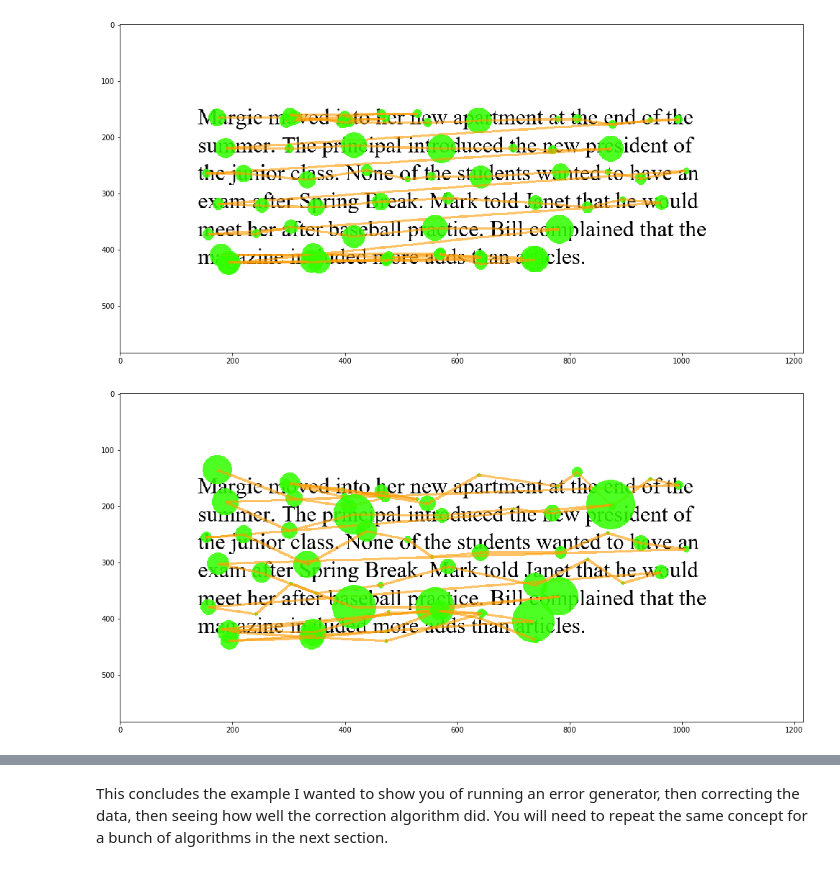
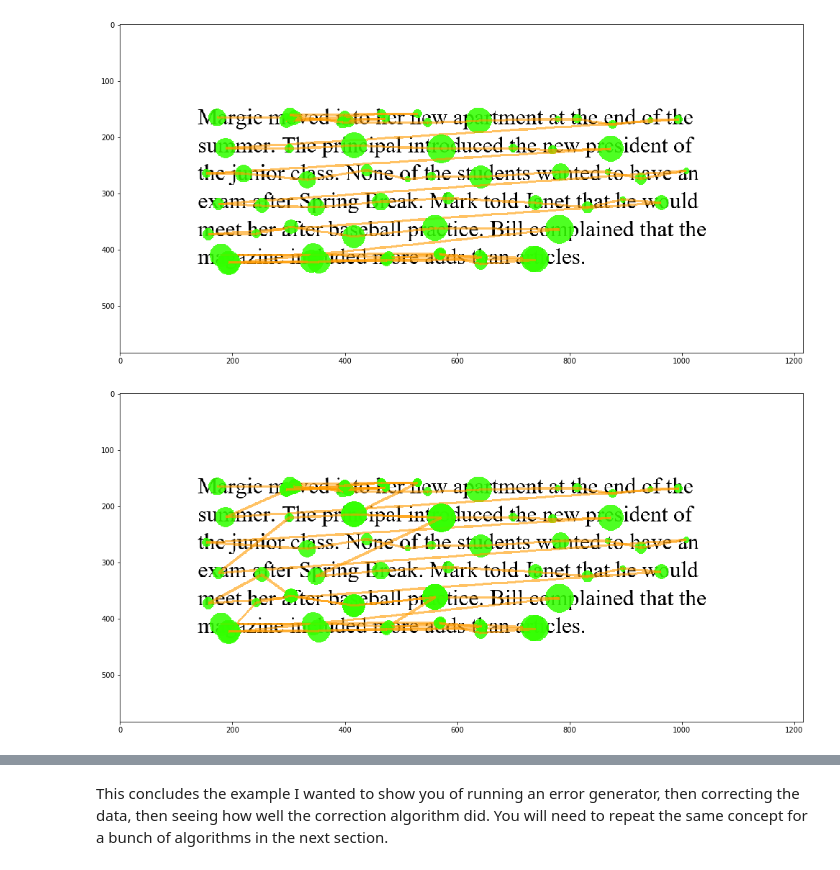
Before and after one commit to isabella-feng/CS421-Project1, a Jupyter notebook: 6-Simulate-correction-on-synthetic-dataset-noise-between-line-regression.ipynb, the cells around one changed output, grey strips where cells are left out. Cells and saved outputs as stored; diff of their text form; code cells hidden in the pictures.

```diff
--- a/6-Simulate-correction-on-synthetic-dataset-noise-between-line-regression.ipynb
+++ b/6-Simulate-correction-on-synthetic-dataset-noise-between-line-regression.ipynb
@@ -36,14 +36,15 @@ correction.draw_fixation('synthetic_text.png', data['robot1'].copy())
 # %% [output]
 [figure]
 # %%
-# generate noise over the correct trial
+# generate between_line_reg over the correct trial
 
-error_test = correction.error_noise(1, 30, 1, data['robot1'].copy())
+#downward between_line_reging (error_magnitude = 10)
+error_test = correction.error_between_line_reg(10, data['robot1'].copy(), aoi)
 
 # draw the trial with added error
 correction.draw_fixation('synthetic_text.png', error_test)
 # %% [output]
-[figure, old version]
+[figure, new version]
 # %%
 # find the center of each word, we need this for warp algorithm
 word_centers = correction.find_word_centers(aoi)
```
Also changed, not shown: parts of 6 cells of this notebook, 10 other files.
